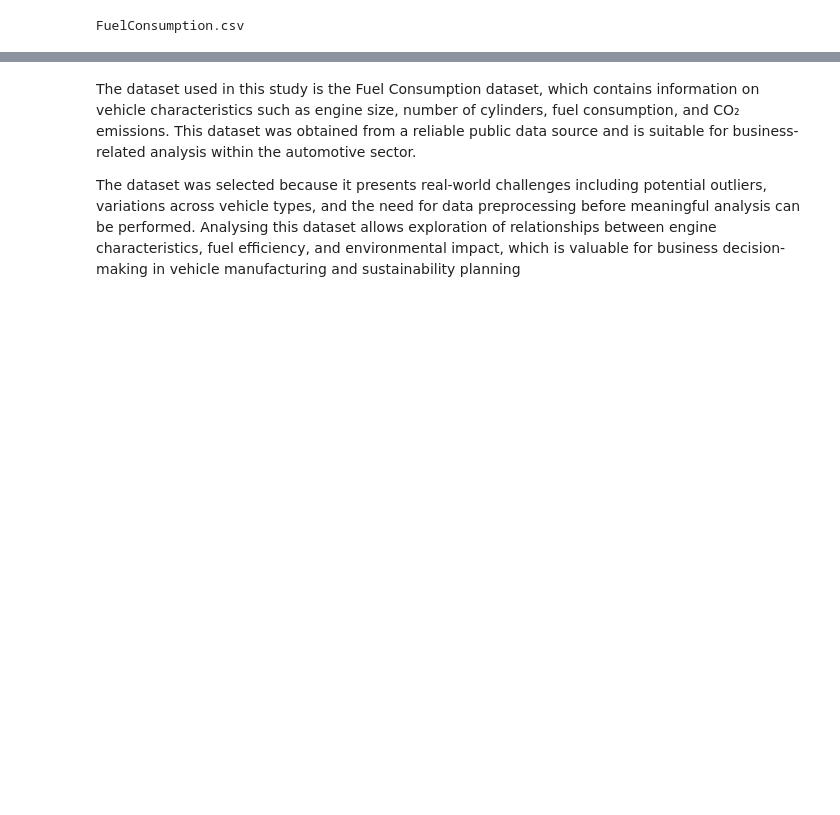
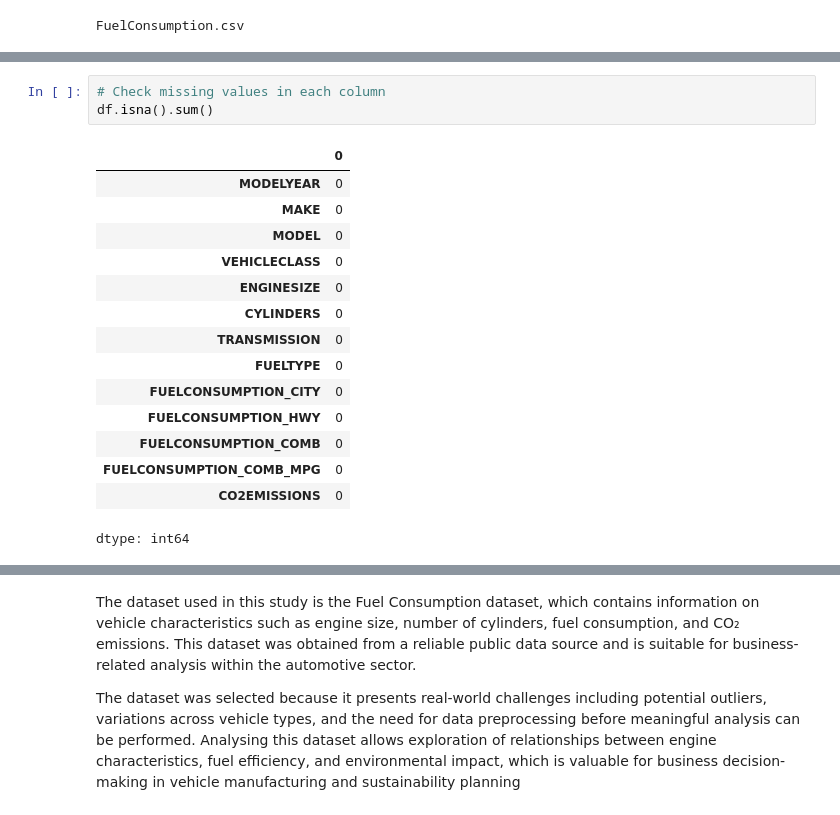
Before and after one commit to SethuSA/CMP7005-Programming-for-data-analysis, a Jupyter notebook: CMP7000_Final_assignment.ipynb, the cells around one changed output, grey strips where cells are left out. Saved outputs shown, nothing was run; the diff lists cells and outputs as text; blank space fills up the shorter version.

```diff
--- a/CMP7000_Final_assignment.ipynb
+++ b/CMP7000_Final_assignment.ipynb
@@ -28,0 +37,19 @@ df.head()
+# %%
+# Check missing values in each column
+df.isna().sum()
+# %% [output]
+|  | 0 |
+| MODELYEAR | 0 |
+| MAKE | 0 |
+| MODEL | 0 |
+| VEHICLECLASS | 0 |
+| ENGINESIZE | 0 |
+| CYLINDERS | 0 |
+| TRANSMISSION | 0 |
+| FUELTYPE | 0 |
+| FUELCONSUMPTION_CITY | 0 |
+| FUELCONSUMPTION_HWY | 0 |
+| FUELCONSUMPTION_COMB | 0 |
+| FUELCONSUMPTION_COMB_MPG | 0 |
+| CO2EMISSIONS | 0 |
+dtype: int64
```
Also changed, not shown: parts of 28 cells of this notebook.
